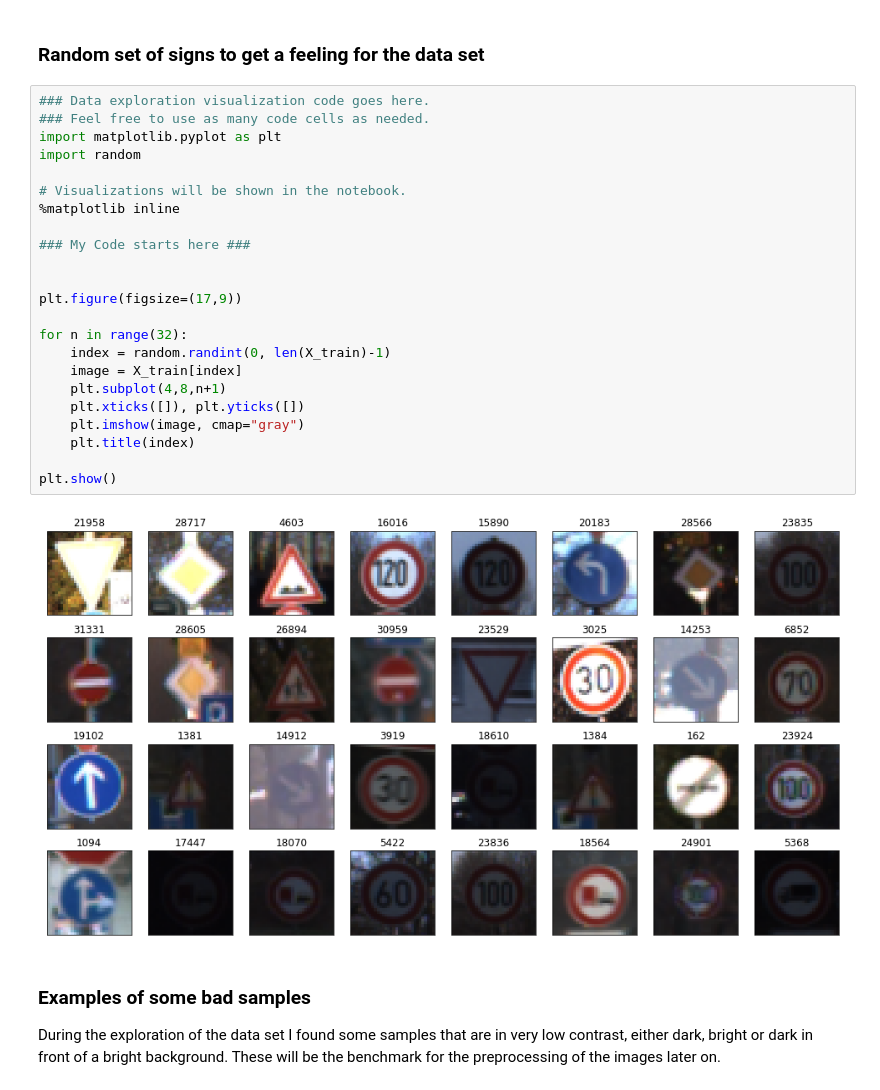
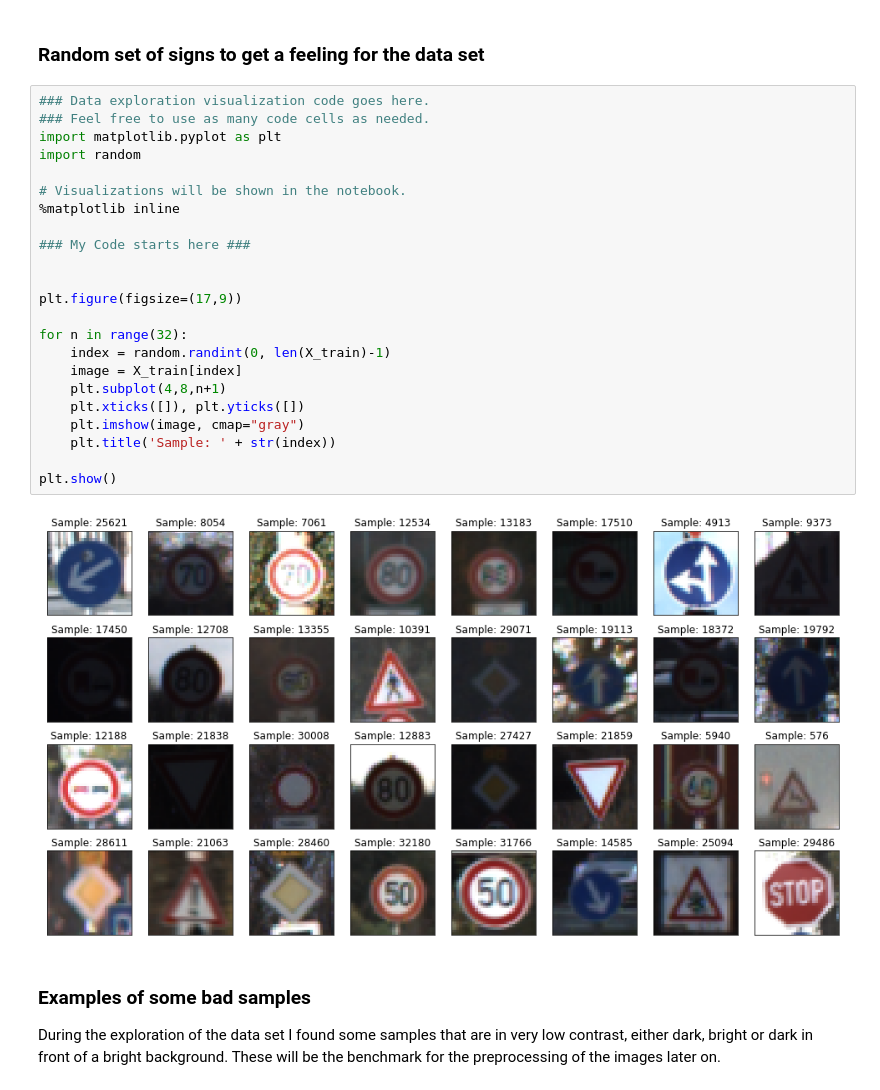
Before and after one commit to stefancyliax/CarND-Traffic-Sign-Classifier-Project, a Jupyter notebook: Traffic_Sign_Classifier.ipynb, the cells around one changed output. Saved outputs shown, nothing was run; the diff lists cells and outputs as text.

```diff
--- a/Traffic_Sign_Classifier.ipynb
+++ b/Traffic_Sign_Classifier.ipynb
@@ -98,28 +98,28 @@ The [Matplotlib](http://matplotlib.org/) [examples](http://matplotlib.org/exampl
 # %%
 ### Data exploration visualization code goes here.
 ### Feel free to use as many code cells as needed.
 import matplotlib.pyplot as plt
 import random
 
 # Visualizations will be shown in the notebook.
 %matplotlib inline
 
 ### My Code starts here ###
 
 
 plt.figure(figsize=(17,9))
 
 for n in range(32):
     index = random.randint(0, len(X_train)-1)
     image = X_train[index]
     plt.subplot(4,8,n+1)
     plt.xticks([]), plt.yticks([])
     plt.imshow(image, cmap="gray")
-    plt.title(index)
+    plt.title('Sample: ' + str(index))
 
 plt.show()
 # %% [output]
-[figure, old version]
+[figure, new version]
 # %% [markdown]
 ### Examples of some bad samples
 During the exploration of the data set I found some samples that are in very low contrast, either dark, bright or dark in front of a bright background. These will be the benchmark for the preprocessing of the images later on.
```
Also changed, not shown: parts of 15 cells of this notebook, 3 other files.
